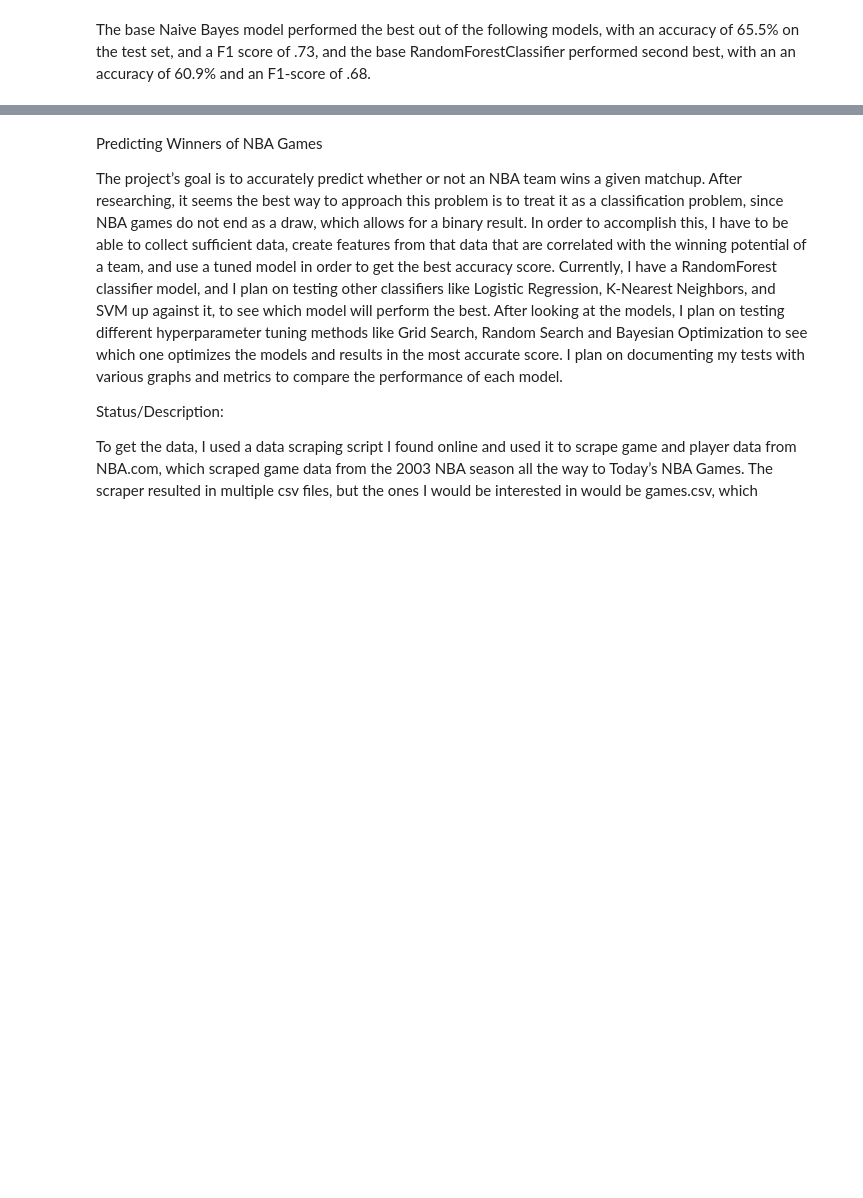
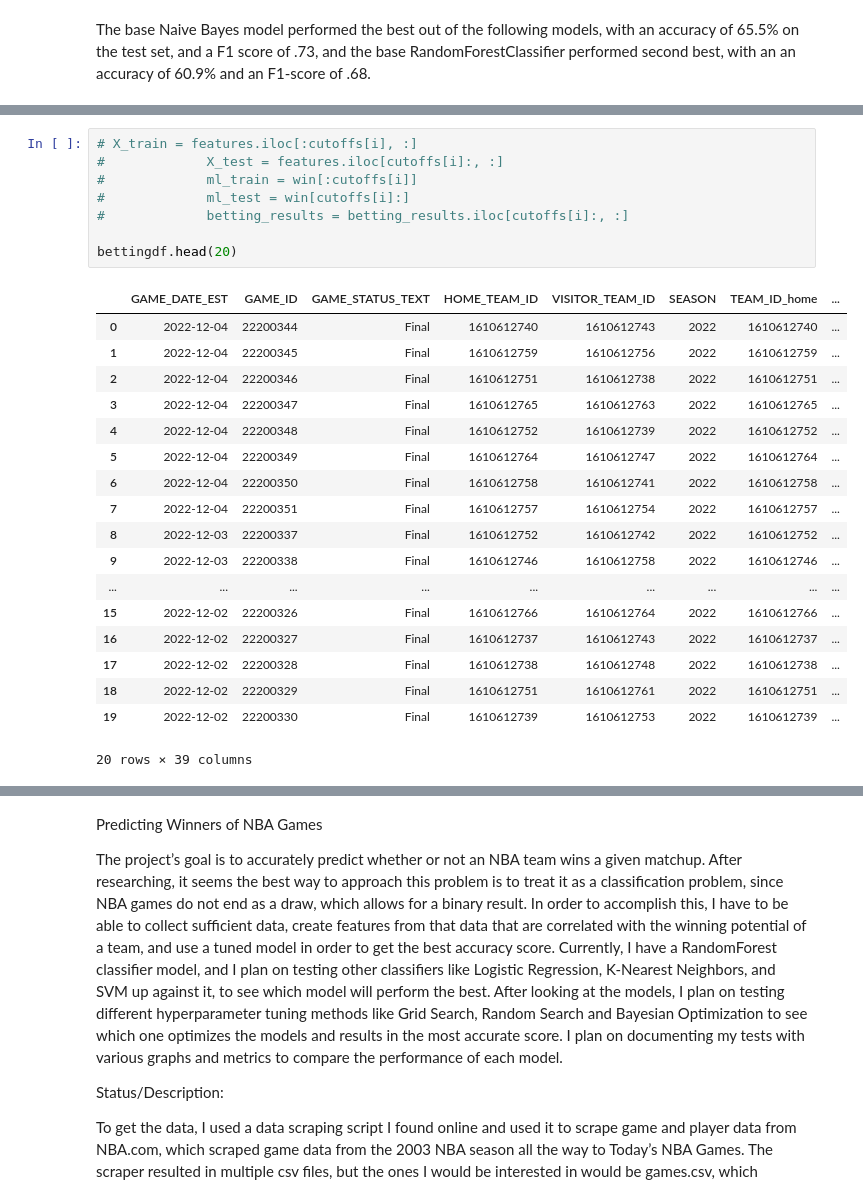
Before and after one commit to jfong025/NBA-Prediction-Model, a Jupyter notebook: notebooks/BettingWithClassifiers.ipynb, the cells around one changed output, grey strips where cells are left out. Saved outputs shown, nothing was run; the diff lists cells and outputs as text; blank space fills up the shorter version.

```diff
--- a/notebooks/BettingWithClassifiers.ipynb
+++ b/notebooks/BettingWithClassifiers.ipynb
@@ -550,3 +464,30 @@ bettingdf.iloc[cutoffs[0]:cutoffs[1], :]
+# %%
+# X_train = features.iloc[:cutoffs[i], :]
+#             X_test = features.iloc[cutoffs[i]:, :]
+#             ml_train = win[:cutoffs[i]]
+#             ml_test = win[cutoffs[i]:]
+#             betting_results = betting_results.iloc[cutoffs[i]:, :]
+
+bettingdf.head(20)
+# %% [output]
+|  | GAME_DATE_EST | GAME_ID | GAME_STATUS_TEXT | HOME_TEAM_ID | VISITOR_TEAM_ID | SEASON | TEAM_ID_home | ... |
+| 0 | 2022-12-04 | 22200344 | Final | 1610612740 | 1610612743 | 2022 | 1610612740 | ... |
+| 1 | 2022-12-04 | 22200345 | Final | 1610612759 | 1610612756 | 2022 | 1610612759 | ... |
+| 2 | 2022-12-04 | 22200346 | Final | 1610612751 | 1610612738 | 2022 | 1610612751 | ... |
+| 3 | 2022-12-04 | 22200347 | Final | 1610612765 | 1610612763 | 2022 | 1610612765 | ... |
+| 4 | 2022-12-04 | 22200348 | Final | 1610612752 | 1610612739 | 2022 | 1610612752 | ... |
+| 5 | 2022-12-04 | 22200349 | Final | 1610612764 | 1610612747 | 2022 | 1610612764 | ... |
+| 6 | 2022-12-04 | 22200350 | Final | 1610612758 | 1610612741 | 2022 | 1610612758 | ... |
+| 7 | 2022-12-04 | 22200351 | Final | 1610612757 | 1610612754 | 2022 | 1610612757 | ... |
+| 8 | 2022-12-03 | 22200337 | Final | 1610612752 | 1610612742 | 2022 | 1610612752 | ... |
+| 9 | 2022-12-03 | 22200338 | Final | 1610612746 | 1610612758 | 2022 | 1610612746 | ... |
+| ... | ... | ... | ... | ... | ... | ... | ... | ... |
+| 15 | 2022-12-02 | 22200326 | Final | 1610612766 | 1610612764 | 2022 | 1610612766 | ... |
+| 16 | 2022-12-02 | 22200327 | Final | 1610612737 | 1610612743 | 2022 | 1610612737 | ... |
+| 17 | 2022-12-02 | 22200328 | Final | 1610612738 | 1610612748 | 2022 | 1610612738 | ... |
+| 18 | 2022-12-02 | 22200329 | Final | 1610612751 | 1610612761 | 2022 | 1610612751 | ... |
+| 19 | 2022-12-02 | 22200330 | Final | 1610612739 | 1610612753 | 2022 | 1610612739 | ... |
+20 rows × 39 columns
 # %%
 
 
```
Also changed, not shown: parts of 22 cells of this notebook, 1 other file.
